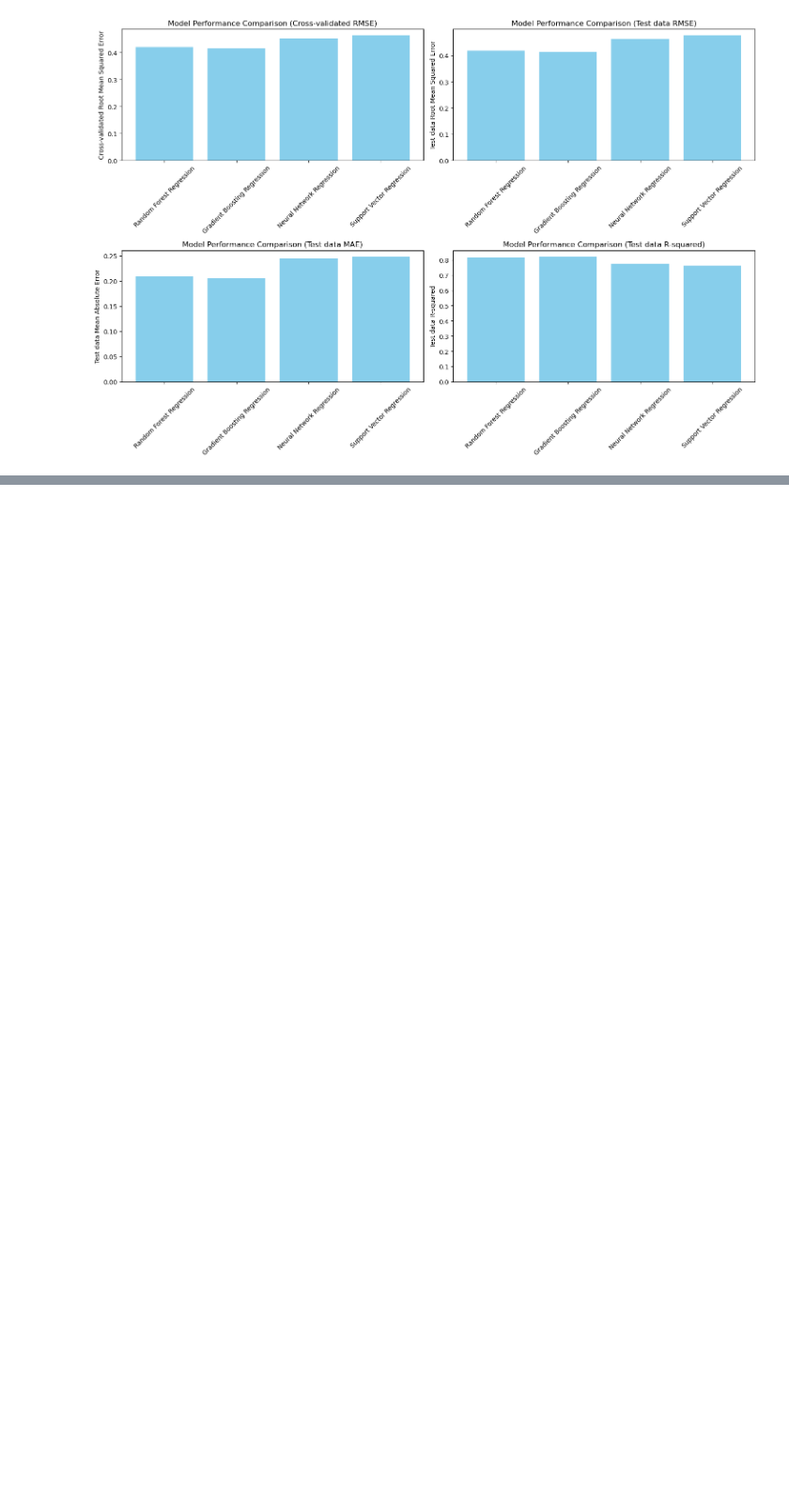
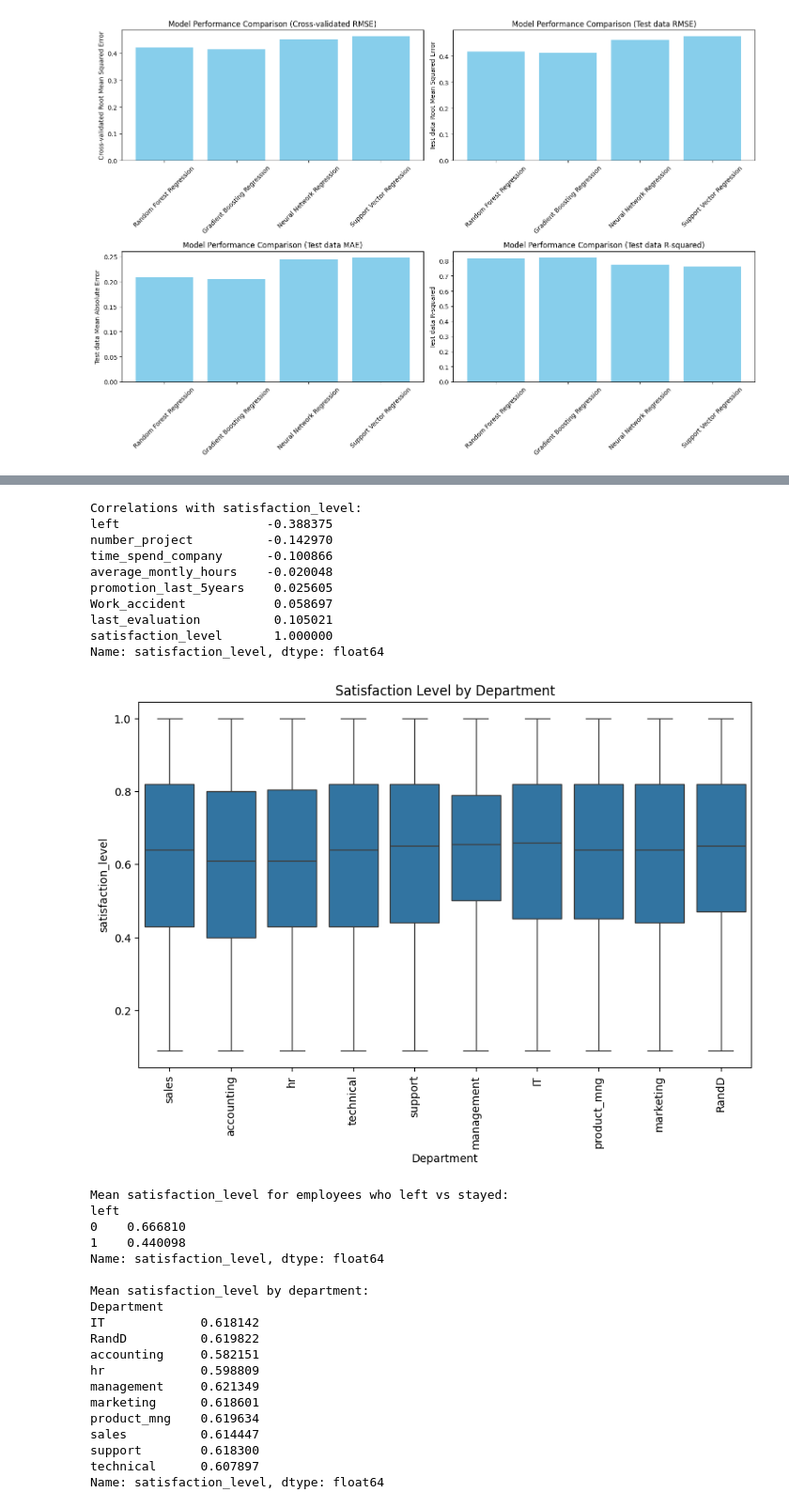
Before and after one commit to BigDataAnalytics-Group-B/comp3610-Project-Group-B, a Jupyter notebook: ProjectFiles/Notebooks/employee_tenure.ipynb, the cells around one changed output, grey strips where cells are left out. Shown: that part at 94% size. Saved outputs shown, nothing was run; the diff lists cells and outputs as text; code cells hidden in the pictures; blank space fills up the shorter version.

Commit message:
add emp id, satisfaction level exploration

```diff
--- a/ProjectFiles/Notebooks/employee_tenure.ipynb
+++ b/ProjectFiles/Notebooks/employee_tenure.ipynb
@@ -303,0 +318,56 @@ print(new_predictions)
+# %%
+df = pd.read_excel('../Dataset/HR_Employee_Data.xlsx')
+
+# Calculate correlations
+correlations = df.corr()['satisfaction_level'].sort_values()
+
+# Print the correlations
+print("Correlations with satisfaction_level:")
+print(correlations)
+
+# Create a box plot of satisfaction_level by department
+plt.figure(figsize=(10, 6))
+sns.boxplot(x='Department', y='satisfaction_level', data=df)
+plt.xticks(rotation=90)
+plt.title('Satisfaction Level by Department')
+plt.show()
+
+# Calculate mean satisfaction_level for different groups
+mean_satisfaction_by_left = df.groupby('left')['satisfaction_level'].mean()
+mean_satisfaction_by_department = df.groupby('Department')['satisfaction_level'].mean()
+
+print("Mean satisfaction_level for employees who left vs stayed:")
+print(mean_satisfaction_by_left)
+print("\nMean satisfaction_level by department:")
+print(mean_satisfaction_by_department)
+# %% [output]
+Correlations with satisfaction_level:
+left                    -0.388375
+number_project          -0.142970
+time_spend_company      -0.100866
+average_montly_hours    -0.020048
+promotion_last_5years    0.025605
+Work_accident            0.058697
+last_evaluation          0.105021
+satisfaction_level       1.000000
+Name: satisfaction_level, dtype: float64
+[figure, added]
+Mean satisfaction_level for employees who left vs stayed:
+left
+0    0.666810
+1    0.440098
+Name: satisfaction_level, dtype: float64
+
+Mean satisfaction_level by department:
+Department
+IT             0.618142
+RandD          0.619822
+accounting     0.582151
+hr             0.598809
+management     0.621349
+marketing      0.618601
+product_mng    0.619634
+sales          0.614447
+support        0.618300
+technical      0.607897
+Name: satisfaction_level, dtype: float64
```
Also changed, not shown: parts of 10 cells of this notebook.
